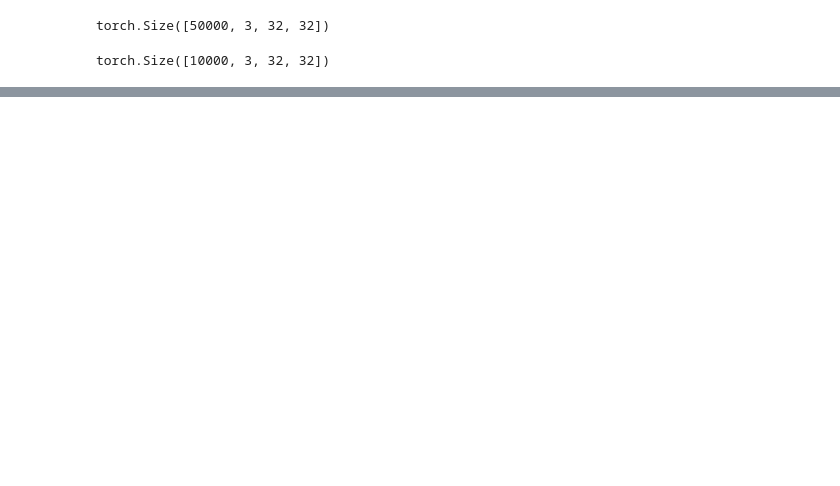
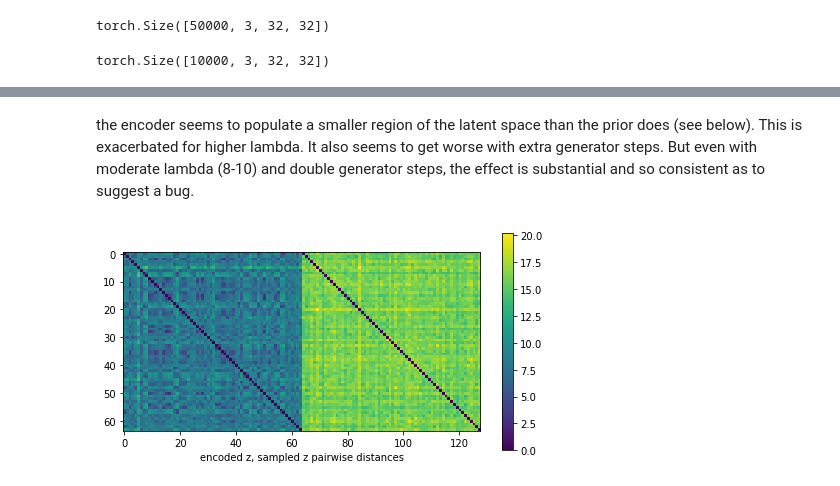
Before and after one commit to victor-shepardson/alpha-GAN, a Jupyter notebook: alphagan/examples/CIFAR.ipynb, the cells around one changed output, grey strips where cells are left out. Saved outputs shown, nothing was run; the diff lists cells and outputs as text; code cells hidden in the pictures; blank space fills up the shorter version.

```diff
--- a/alphagan/examples/CIFAR.ipynb
+++ b/alphagan/examples/CIFAR.ipynb
@@ -262,0 +291,18 @@ ax.imshow(make_grid(
+# %% [markdown]
+the encoder seems to populate a smaller region of the latent space than the prior does (see below). This is exacerbated for higher lambda. It also seems to get worse with extra generator steps. But even with moderate lambda (8-10) and double generator steps, the effect is substantial and so consistent as to suggest a bug.
+# %%
+fig, ax = plt.subplots(1,1,figsize=(8,4))
+
+import scipy.spatial
+x = cifar_test[test_idxs][:64]
+z, x_rec = model(x)
+encoded = z.data.cpu().numpy()
+sampled = model.sample_prior(len(z)).data.cpu().numpy()
+encoded_cdist = scipy.spatial.distance.cdist(encoded,encoded)
+sampled_cdist = scipy.spatial.distance.cdist(sampled,sampled)
+cax = ax.imshow(np.concatenate((encoded_cdist, sampled_cdist),1))
+fig.colorbar(cax)
+ax.set_xlabel('encoded z, sampled z pairwise distances')
+pass
+# %% [output]
+[figure, added]
```
Also changed, not shown: parts of 17 cells of this notebook, 2 other files.
